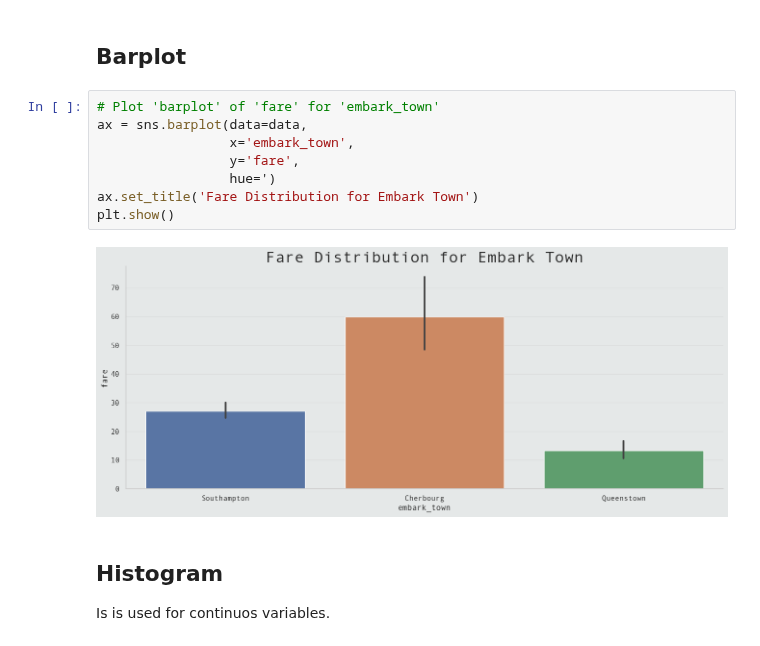
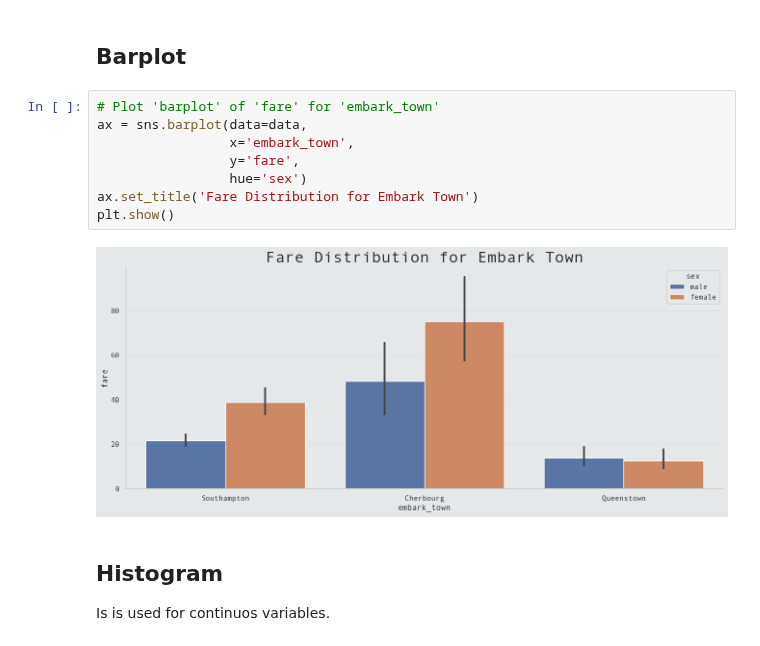
Before and after one commit to Volscente/cheat_sheets, a Jupyter notebook: notebooks/seaborn.ipynb, the cells around one changed output. Saved outputs shown, nothing was run; the diff lists cells and outputs as text.

```diff
--- a/notebooks/seaborn.ipynb
+++ b/notebooks/seaborn.ipynb
@@ -56,13 +70,13 @@ plt.show()
 # %%
 # Plot 'barplot' of 'fare' for 'embark_town'
 ax = sns.barplot(data=data,
                  x='embark_town',
                  y='fare',
-                 hue=')
+                 hue='sex')
 ax.set_title('Fare Distribution for Embark Town')
 plt.show()
 # %% [output]
-[figure, old version]
+[figure, new version]
 # %% [markdown]
 ## Histogram
 
```
Also changed, not shown: parts of 5 cells of this notebook.
